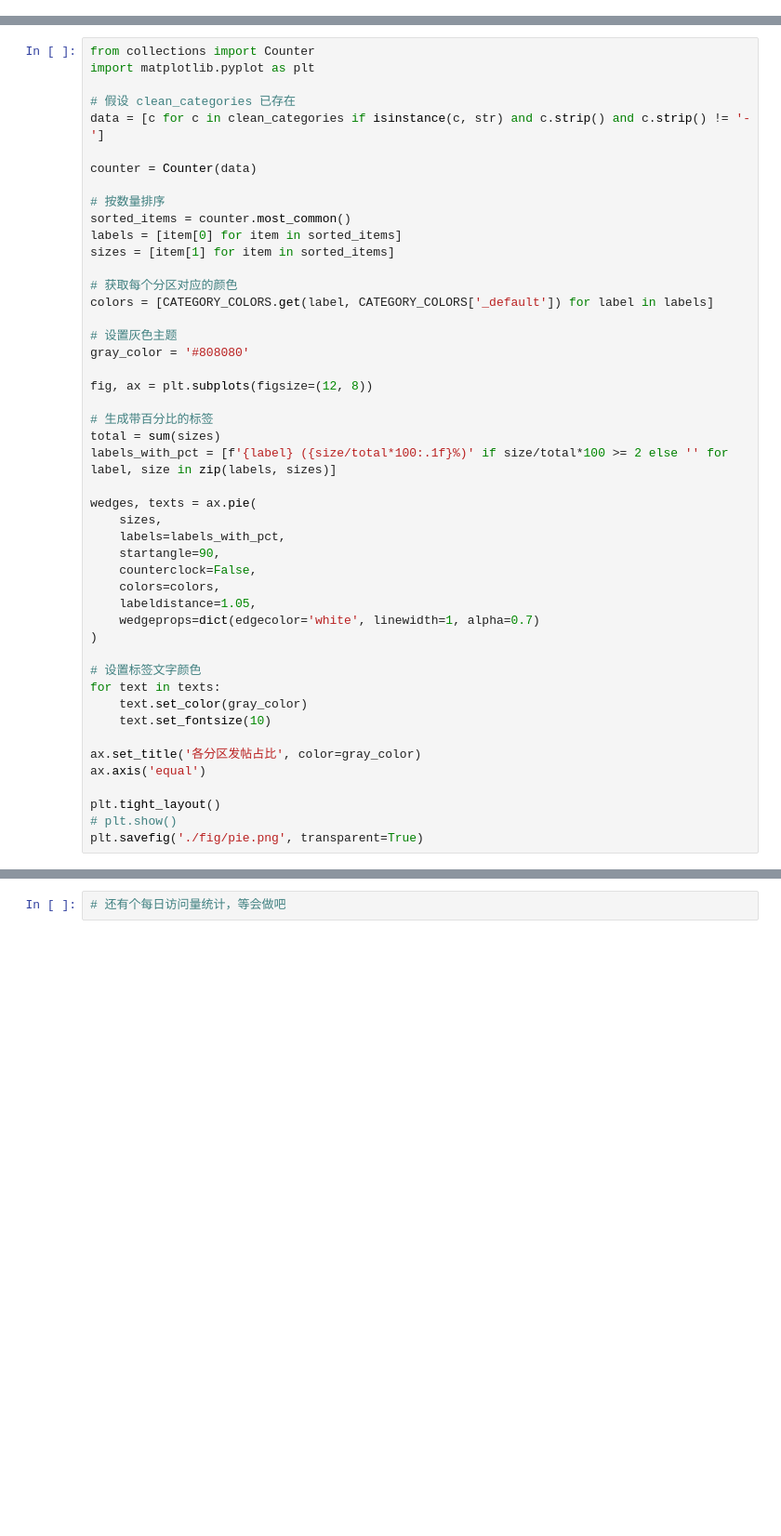
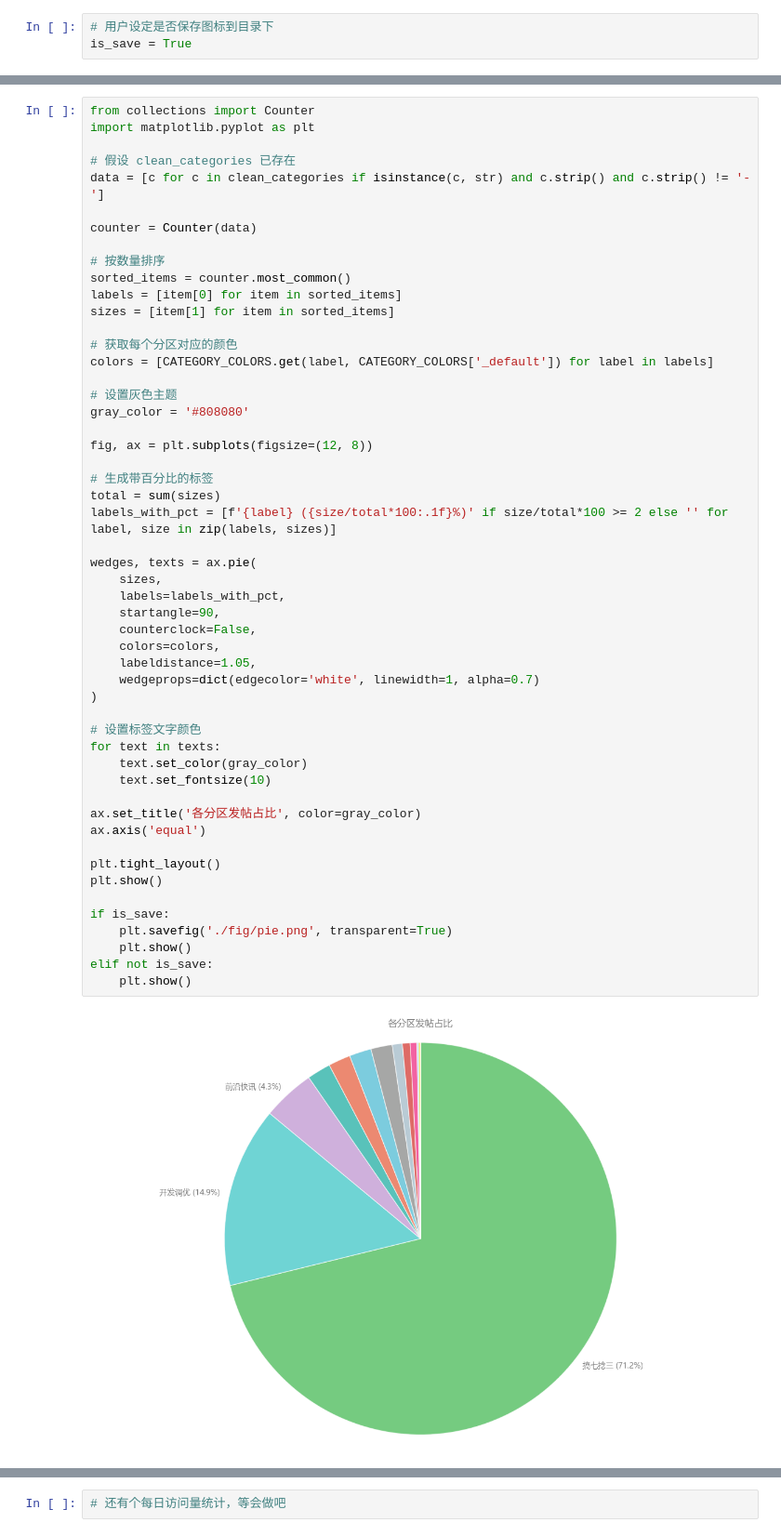
Before and after one commit to Steve5wutongyu6/LinuxDOSummary, a Jupyter notebook: LinuxDOSummary.ipynb, the cells around one changed output, grey strips where cells are left out. Shown at 93% size. Drawn from its saved outputs; the diff is of its cells as text; blank space fills up the shorter version.

```diff
--- a/LinuxDOSummary.ipynb
+++ b/LinuxDOSummary.ipynb
@@ -11,6 +12,9 @@ elif sys.platform.startswith('linux'):
     OperatingSystem = 'Linux'
 else:
     OperatingSystem = 'macOS'
+# %%
+# 用户设定是否保存图标到目录下
+is_save = True
 # %%
 import pandas as pd
 
@@ -335,32 +473,39 @@ sizes = [item[1] for item in sorted_items]
 colors = [CATEGORY_COLORS.get(label, CATEGORY_COLORS['_default']) for label in labels]
 
 # 设置灰色主题
 gray_color = '#808080'
 
 fig, ax = plt.subplots(figsize=(12, 8))
 
 # 生成带百分比的标签
 total = sum(sizes)
 labels_with_pct = [f'{label} ({size/total*100:.1f}%)' if size/total*100 >= 2 else '' for label, size in zip(labels, sizes)]
 
 wedges, texts = ax.pie(
     sizes,
     labels=labels_with_pct,
     startangle=90,
     counterclock=False,
     colors=colors,
     labeldistance=1.05,
     wedgeprops=dict(edgecolor='white', linewidth=1, alpha=0.7)
 )
 
 # 设置标签文字颜色
 for text in texts:
     text.set_color(gray_color)
     text.set_fontsize(10)
 
 ax.set_title('各分区发帖占比', color=gray_color)
 ax.axis('equal')
 
 plt.tight_layout()
-# plt.show()
-plt.savefig('./fig/pie.png', transparent=True)
+plt.show()
+
+if is_save:
+    plt.savefig('./fig/pie.png', transparent=True)
+    plt.show()
+elif not is_save:
+    plt.show()
+# %% [output]
+[figure, added]
```
Also changed, not shown: parts of 13 cells of this notebook, 1 other file.
